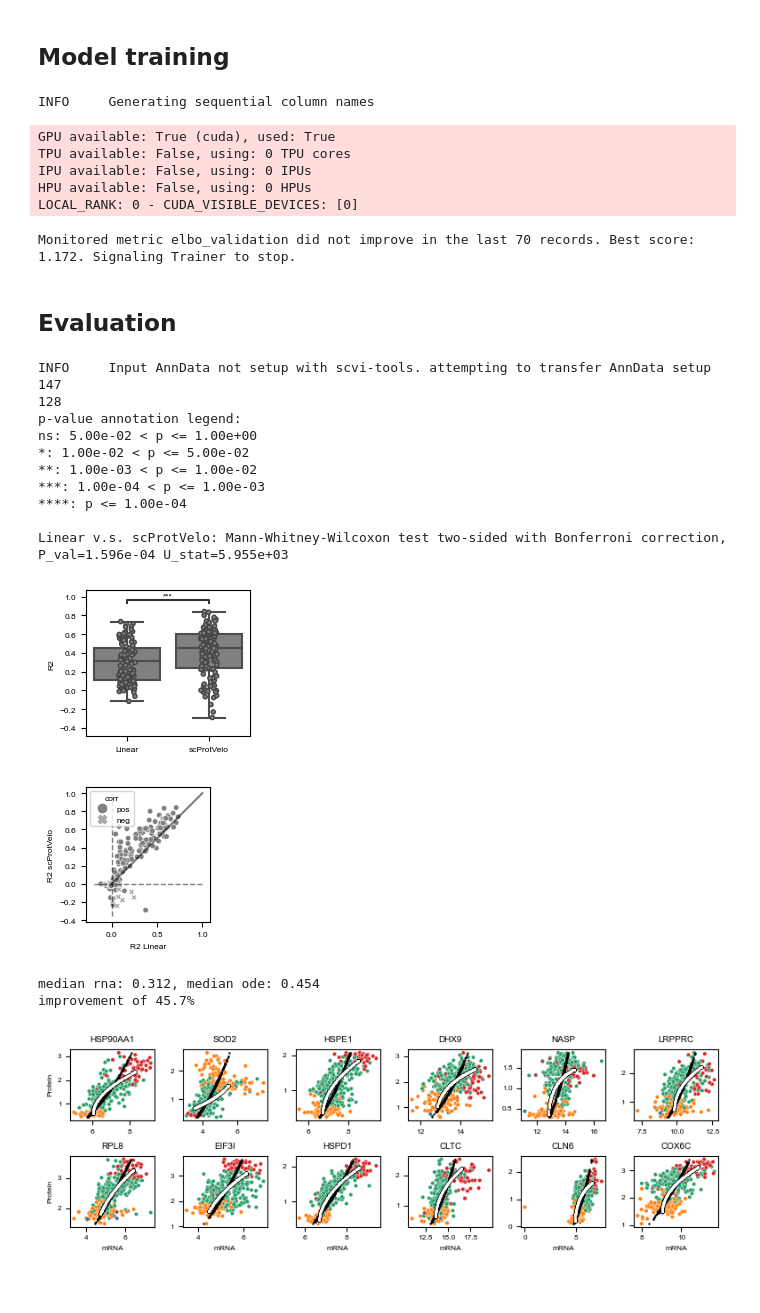
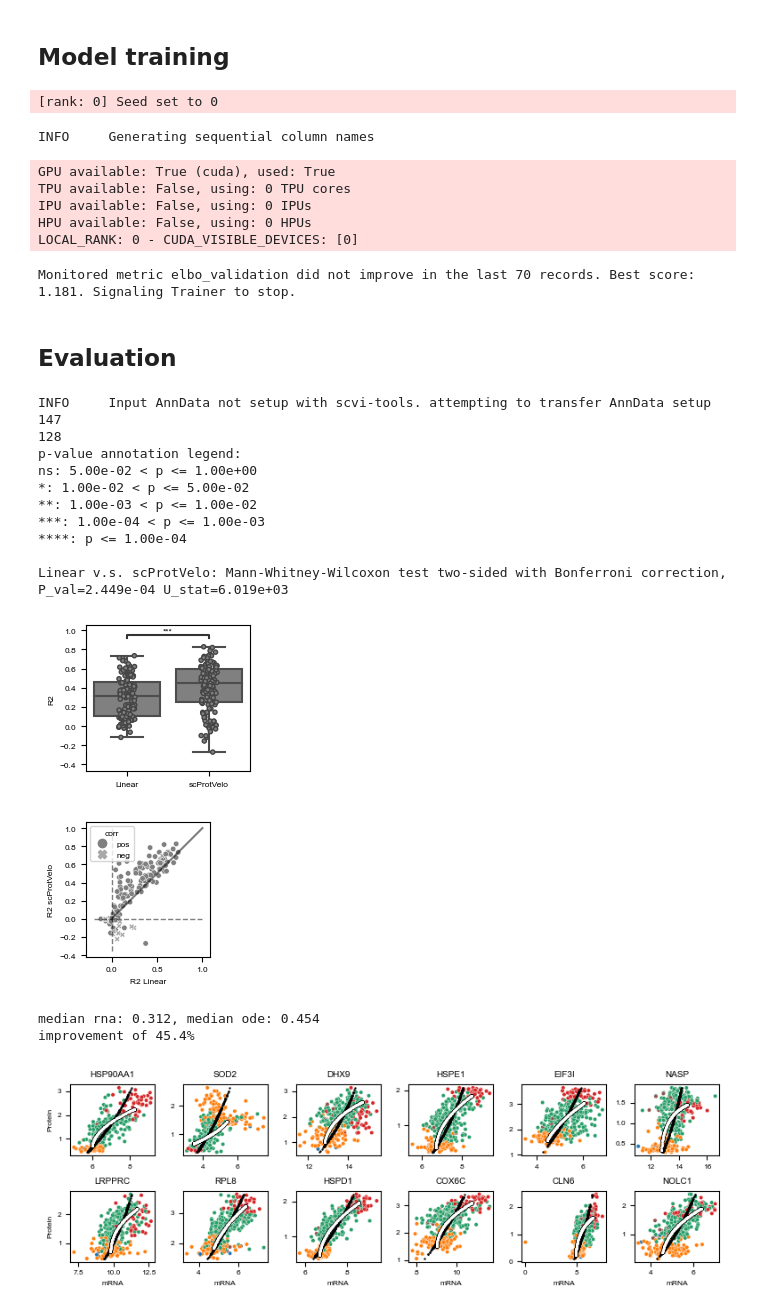
Before and after one commit to theislab/scProtVelo, a Jupyter notebook: notebooks/3_scProtVelo_run_with_dpt_prior.ipynb, the cells around one changed output. Cells and saved outputs as stored; diff of their text form; code cells hidden in the pictures.

Commit message:
made data clean, added data, made model reproducible again, added documentation

```diff
--- a/notebooks/3_scProtVelo_run_with_dpt_prior.ipynb
+++ b/notebooks/3_scProtVelo_run_with_dpt_prior.ipynb
@@ -44,11 +45,12 @@ adata_test = adata[test_subset].copy()
 ## Model training
 # %%
 torch.manual_seed(0)
+scvi.settings.seed = 0
 
 scprotvelo.scProtVelo.setup_anndata(
     adata_train,
-    protein_layer="smoothed_protein",
-    rna_layer="smoothed_rna",
+    protein_layer="protein",
+    rna_layer="rna",
     time_prior='dpt_pseudotime',
 )
 
@@ -71,21 +73,26 @@ vae.train(
 
 add_fits_branches(adata_train, vae)
 # %% [output]
-INFO     Generating sequential column names
+[rank: 0] Seed set to 0
-GPU available: True (cuda), used: True
-TPU available: False, using: 0 TPU cores
-IPU available: False, using: 0 IPUs
-HPU available: False, using: 0 HPUs
-LOCAL_RANK: 0 - CUDA_VISIBLE_DEVICES: [0]
+INFO     Generating sequential column names
-Monitored metric elbo_validation did not improve in the last 70 records. Best score: 1.172. Signaling Trainer to stop.
+GPU available: True (cuda), used: True
+TPU available: False, using: 0 TPU cores
+IPU available: False, using: 0 IPUs
+HPU available: False, using: 0 HPUs
+LOCAL_RANK: 0 - CUDA_VISIBLE_DEVICES: [0]
+Monitored metric elbo_validation did not improve in the last 70 records. Best score: 1.181. Signaling Trainer to stop.
 # %% [markdown]
 ## Evaluation
 # %%
+# subset data to only 'true' protein values/cells
+adata_train_prot = adata_train[adata_train.obs['domain'] == 'protein'].copy()
+adata_test_prot = adata_test[adata_test.obs['domain'] == 'protein'].copy()
+
 # Linear
-X_train_all = adata_train.layers['smoothed_rna'].copy()
-y_train_all = adata_train.layers['smoothed'].copy()
-X_test_all = adata_test.layers['smoothed_rna'].copy()
-y_test_all = adata_test.layers['smoothed'].copy()
+X_train_all = adata_train_prot.layers['rna'].copy()
+y_train_all = adata_train_prot.layers['protein'].copy()
+X_test_all = adata_test_prot.layers['rna'].copy()
+y_test_all = adata_test_prot.layers['protein'].copy()
 
 sc.pp.log1p(X_train_all)
 sc.pp.log1p(X_test_all)
@@ -113,9 +120,9 @@ for i in range(X_train_all.shape[1]):
 
 # scProtVelo
 torch.manual_seed(0)
-proteins, rna = vae.get_expression_fit(adata_test)
+proteins, rna = vae.get_expression_fit(adata_test_prot)
 
-protein_true_raw = adata_test.layers['smoothed'].copy()
+protein_true_raw = adata_test_prot.layers['protein'].copy()
 protein_true = sc.pp.log1p(protein_true_raw)
 protein_pred = sc.pp.log1p(proteins.values)
 
@@ -129,7 +136,7 @@ for i in range(protein_pred.shape[1]):
     scores_ode.append(r2_score(p_true, p_pred))
 
 # compare
-adata_sub = adata_train.copy()
+adata_sub = adata_train_prot.copy()
 
 adata_sub.var['r2_linear'] = scores_rna
 adata_sub.var['r2_ode'] = scores_ode
@@ -212,33 +219,31 @@ ns: 5.00e-02 < p <= 1.00e+00
 ***: 1.00e-04 < p <= 1.00e-03
 ****: p <= 1.00e-04
 
-Linear v.s. scProtVelo: Mann-Whitney-Wilcoxon test two-sided with Bonferroni correction, P_val=1.596e-04 U_stat=5.955e+03
+Linear v.s. scProtVelo: Mann-Whitney-Wilcoxon test two-sided with Bonferroni correction, P_val=2.449e-04 U_stat=6.019e+03
-[figure, old version]
+[figure, new version]
 [figure]
 median rna: 0.312, median ode: 0.454
-improvement of 45.7%
+improvement of 45.4%
 # %%
-adata_sub_full.layers['smoothed_rna_log'] = adata_sub_full.layers['smoothed_rna'].copy()
-sc.pp.log1p(adata_sub_full, layer='smoothed_rna_log')
+adata_sub_full.layers['rna_log'] = adata_sub_full.layers['rna'].copy()
+sc.pp.log1p(adata_sub_full, layer='rna_log')
 
 df = adata_sub_full.var
 df = df[df['R2 Linear'] > .2]
 df = df[df['R2 scProtVelo'] > .2]
 df = df[df['r2_diff'] > .2]
 genes = list(df['r2_diff'].sort_values(ascending=False).index)[:12]
 
-prot_obs = adata_sub_full.obs_names[adata_sub_full.obs['n_counts'] != adata_sub_full.obs['n_counts']]
-
 with plt.rc_context({'font.family': 'Arial', 'font.size': 6}):
     plot_phase_portraits(
-        adata_sub_full[prot_obs],
+        adata_sub_full,
         genes=genes,
         n_cols=6,
-        rna_layer='smoothed_rna',
-        protein_layer='smoothed',
+        rna_layer='rna',
+        protein_layer='protein',
         figsize=(1.3, 1.3),
         show_linear_fit=True,
         save='figures/phase_portraits_comparison.pdf'
     )
 # %% [output]
-[figure, old version]
+[figure, new version]
```
Also changed, not shown: parts of 1 cell of this notebook, 13 other files.
